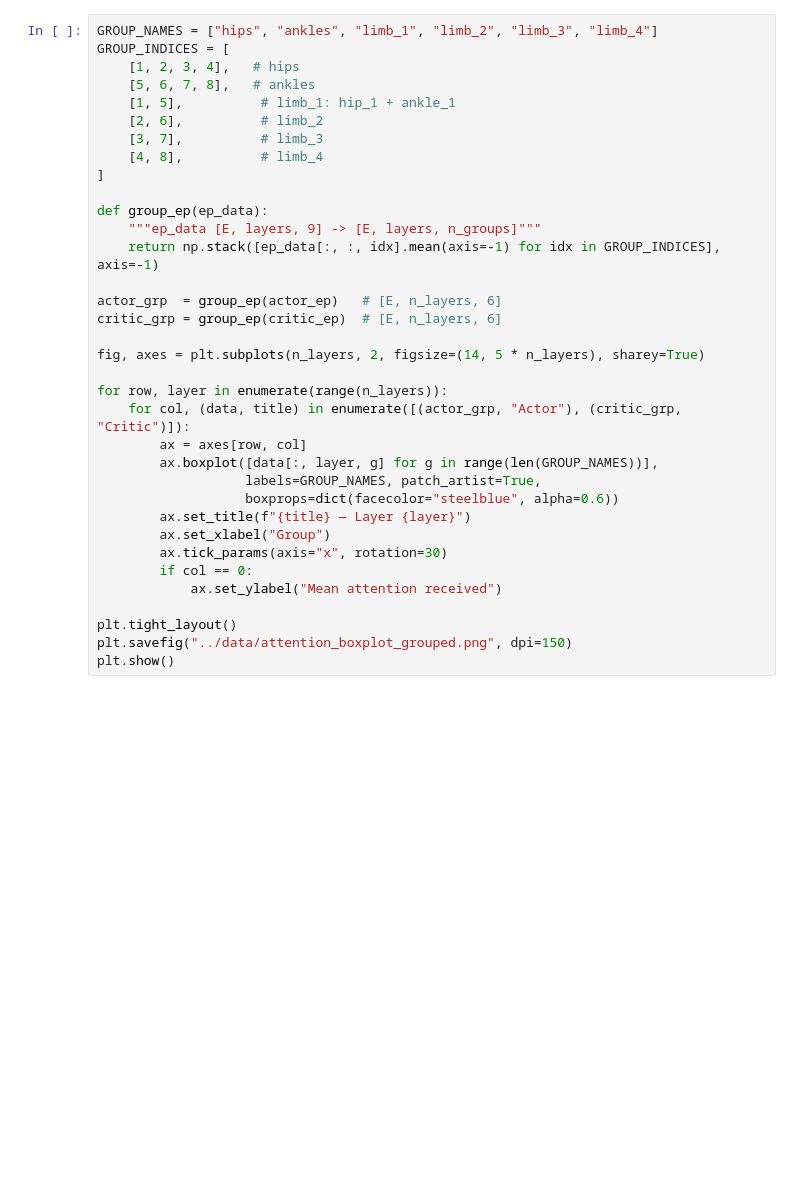
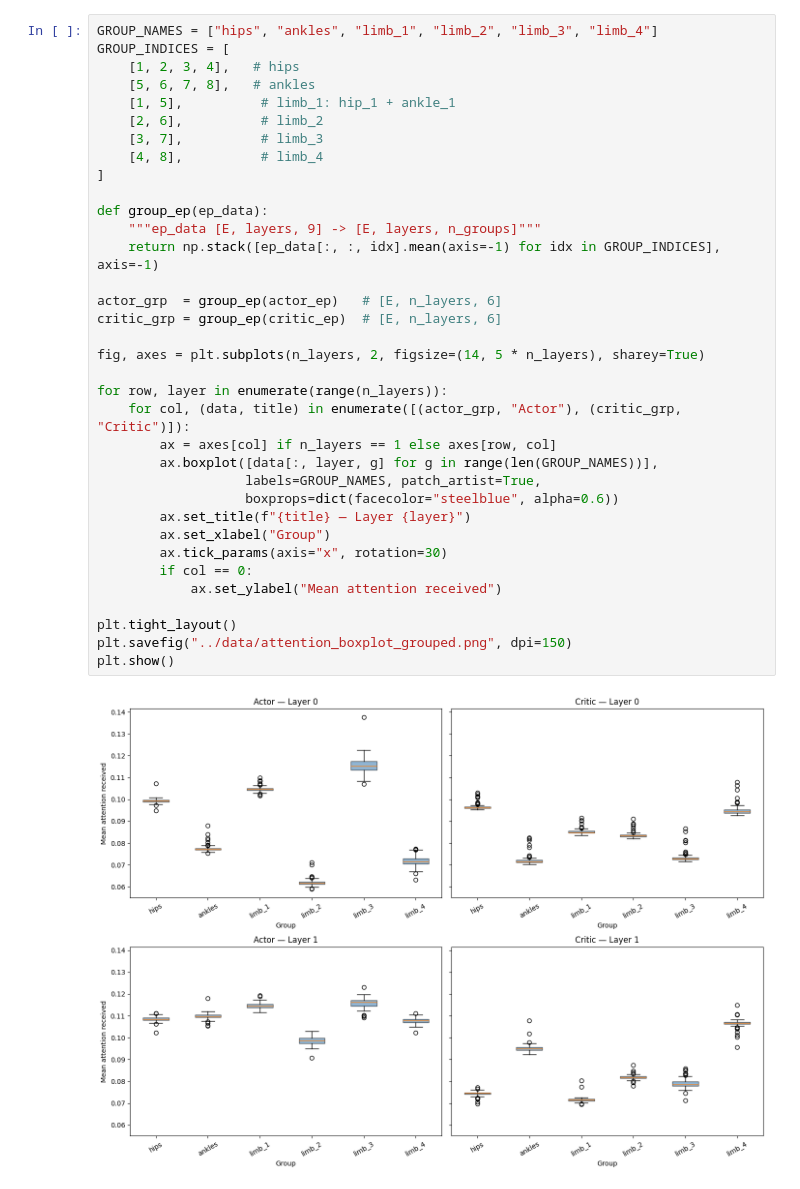
Before and after one commit to WillSumerfield/TransformerRL, a Jupyter notebook: notebooks/attention_over_time.ipynb, the cells around one changed output. Saved outputs shown, nothing was run; the diff lists cells and outputs as text; blank space fills up the shorter version.

```diff
--- a/notebooks/attention_over_time.ipynb
+++ b/notebooks/attention_over_time.ipynb
@@ -96,34 +107,36 @@ GROUP_INDICES = [
     [5, 6, 7, 8],   # ankles
     [1, 5],          # limb_1: hip_1 + ankle_1
     [2, 6],          # limb_2
     [3, 7],          # limb_3
     [4, 8],          # limb_4
 ]
 
 def group_ep(ep_data):
     """ep_data [E, layers, 9] -> [E, layers, n_groups]"""
     return np.stack([ep_data[:, :, idx].mean(axis=-1) for idx in GROUP_INDICES], axis=-1)
 
 actor_grp  = group_ep(actor_ep)   # [E, n_layers, 6]
 critic_grp = group_ep(critic_ep)  # [E, n_layers, 6]
 
 fig, axes = plt.subplots(n_layers, 2, figsize=(14, 5 * n_layers), sharey=True)
 
 for row, layer in enumerate(range(n_layers)):
     for col, (data, title) in enumerate([(actor_grp, "Actor"), (critic_grp, "Critic")]):
-        ax = axes[row, col]
+        ax = axes[col] if n_layers == 1 else axes[row, col]
         ax.boxplot([data[:, layer, g] for g in range(len(GROUP_NAMES))],
                    labels=GROUP_NAMES, patch_artist=True,
                    boxprops=dict(facecolor="steelblue", alpha=0.6))
         ax.set_title(f"{title} — Layer {layer}")
         ax.set_xlabel("Group")
         ax.tick_params(axis="x", rotation=30)
         if col == 0:
             ax.set_ylabel("Mean attention received")
 
 plt.tight_layout()
 plt.savefig("../data/attention_boxplot_grouped.png", dpi=150)
 plt.show()
+# %% [output]
+[figure, added]
 # %%
 def draw_heatmap_figure(corr_actor, corr_critic, n_layers, names, title, fname):
     """n_layers×2 grid of N×N correlation heatmaps with row/col mean strips."""
```
Also changed, not shown: parts of 8 cells of this notebook, 3 other files.
